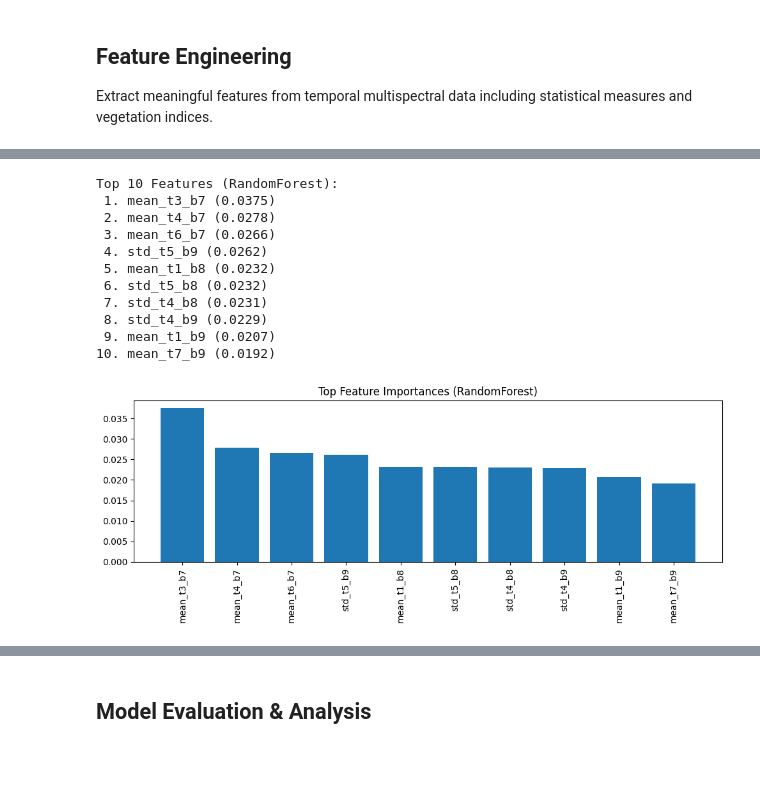
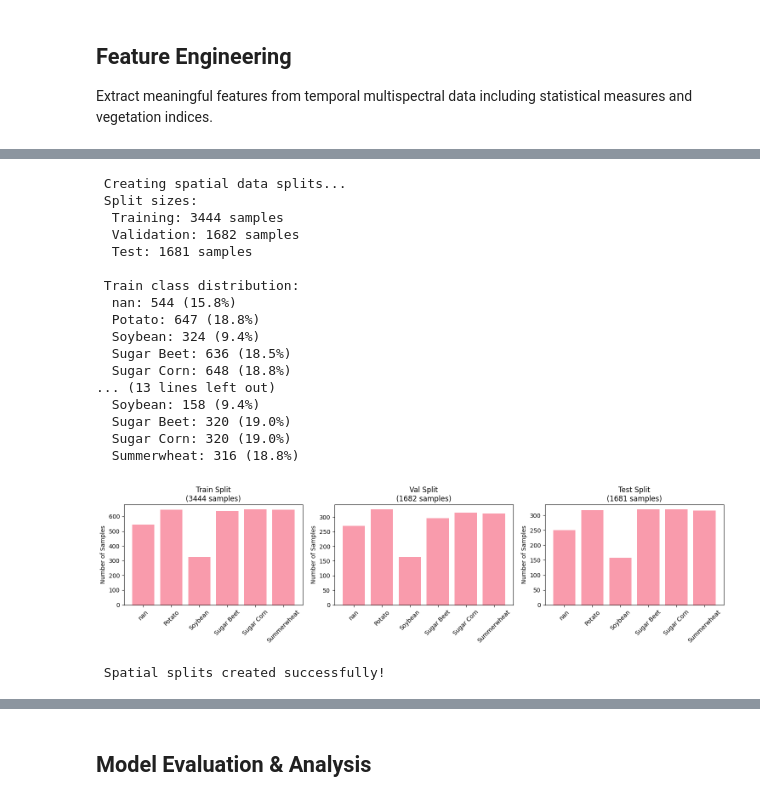
Before and after one commit to Erfassung/Multispectral-UAV-Crop-Classification-Pipeline, a Jupyter notebook: notebooks/classic_machine_learning_training.ipynb, the cells around one changed output, grey strips where cells are left out. Saved outputs shown, nothing was run; the diff lists cells and outputs as text; code cells hidden in the pictures; blank space fills up the shorter version.

```diff
--- a/notebooks/classic_machine_learning_training.ipynb
+++ b/notebooks/classic_machine_learning_training.ipynb
@@ -369,5 +367,4 @@ Prozent gecappt (Train): 1.00%
 # %%
-
 # DATA SPLITTING - Use pipeline's spatial splits
 
 
@@ -412,46 +409,54 @@ def create_spatial_splits(features, labels, splits, sample_ids):
         for label, count in zip(unique, counts):
             crop_name = crop_mapping.get(label, f"Class_{label}")
             percentage = (count / len(y_data)) * 100
             print(f"  {crop_name}: {count} ({percentage:.1f}%)")
 
     return split_data
 
 # Create splits
 split_data = create_spatial_splits(features, labels, splits, sample_ids)
 
 # Visualize class distributions
 fig, axes = plt.subplots(1, 3, figsize=(15, 4))
 splits_to_plot = [('train', split_data['y_train']),
                   ('val', split_data['y_val']),
                   ('test', split_data['y_test'])]
 
 for i, (split_name, y_data) in enumerate(splits_to_plot):
     unique, counts = np.unique(y_data, return_counts=True)
-    crop_names = [crop_mapping.get(label, f"Class_{label}") for label in unique]
+    # Fix the crop names to ensure they are strings
+    crop_names = [str(crop_mapping.get(label, f"Class_{label}")) for label in unique]
 
     axes[i].bar(crop_names, counts, alpha=0.7)
     axes[i].set_title(f'{split_name.capitalize()} Split\n({len(y_data)} samples)')
     axes[i].set_ylabel('Number of Samples')
     axes[i].tick_params(axis='x', rotation=45)
 
 plt.tight_layout()
 plt.savefig(VISUALIZATIONS_DIR / "class_distribution_by_split.png", dpi=300, bbox_inches='tight')
 plt.show()
 
 print(" Spatial splits created successfully!")
 # %% [output]
-Top 10 Features (RandomForest):
- 1. mean_t3_b7 (0.0375)
- 2. mean_t4_b7 (0.0278)
- 3. mean_t6_b7 (0.0266)
- 4. std_t5_b9 (0.0262)
- 5. mean_t1_b8 (0.0232)
- 6. std_t5_b8 (0.0232)
- 7. std_t4_b8 (0.0231)
- 8. std_t4_b9 (0.0229)
- 9. mean_t1_b9 (0.0207)
-10. mean_t7_b9 (0.0192)
+ Creating spatial data splits...
+ Split sizes:
+  Training: 3444 samples
+  Validation: 1682 samples
+  Test: 1681 samples
+
+ Train class distribution:
+  nan: 544 (15.8%)
+  Potato: 647 (18.8%)
+  Soybean: 324 (9.4%)
+  Sugar Beet: 636 (18.5%)
+  Sugar Corn: 648 (18.8%)
+... (13 lines left out)
+  Soybean: 158 (9.4%)
+  Sugar Beet: 320 (19.0%)
+  Sugar Corn: 320 (19.0%)
+  Summerwheat: 316 (18.8%)
-[figure, old version]
+[figure, new version]
+ Spatial splits created successfully!
 # %%
 # DATA PREPROCESSING - Imputation, Outlier Handling, Scaling
 
```
Also changed, not shown: parts of 13 cells of this notebook, 12 other files.
